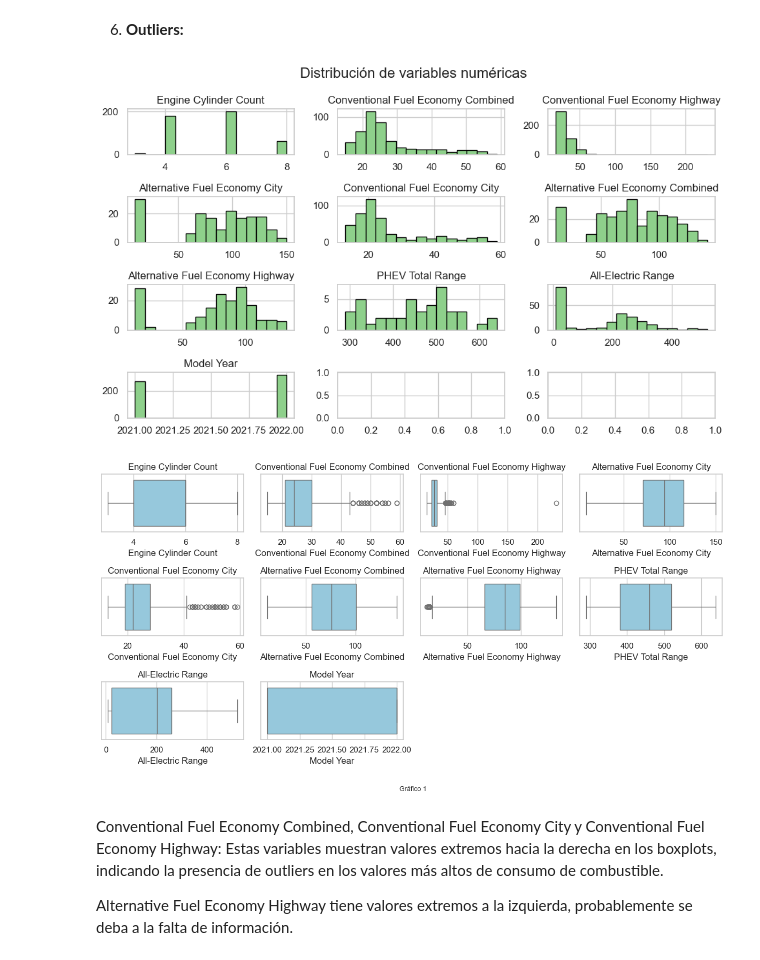
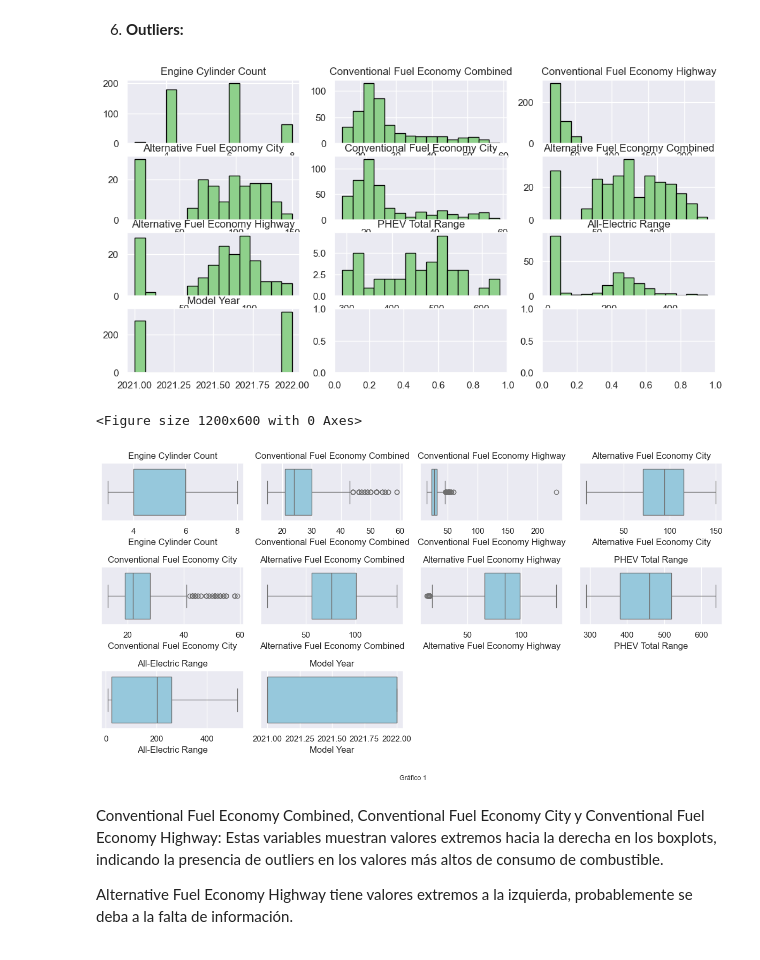
Before and after one commit to mlararossetti/ProyectoFinalSH, a Jupyter notebook: notebooks/2. EDA/EDA_alternativecars.ipynb, the cells around one changed output. Saved outputs shown, nothing was run; the diff lists cells and outputs as text; code cells hidden in the pictures.

```diff
--- a/notebooks/2. EDA/EDA_alternativecars.ipynb
+++ b/notebooks/2. EDA/EDA_alternativecars.ipynb
@@ -241,40 +241,40 @@ Dataset: Alternative Fuel Vehicles
 # %% [markdown]
 6. **Outliers:**
 # %%
-sns.set(style="whitegrid")
-
 numeric_columns = [
     'Engine Cylinder Count', 'Conventional Fuel Economy Combined', 'Conventional Fuel Economy Highway', 'Alternative Fuel Economy City',
     'Conventional Fuel Economy City', 'Alternative Fuel Economy Combined', 'Alternative Fuel Economy Highway',
     'PHEV Total Range', 'All-Electric Range', 'Model Year'
 ]
 
 # Calcular el número de filas para el layout de los histogramas
 num_rows = (len(numeric_columns) + 2) // 3  # Redondeo hacia arriba al dividir entre 3
-fig, axes = plt.subplots(num_rows, 3, figsize=(10, 6))
+
+fig, axes = plt.subplots(num_rows, 3, figsize=(12, 6))
 axes = axes.flatten()  # Convertir el arreglo 2D en 1D
-
+plt.figure(figsize=(12, 6))
 # Graficar cada histograma
 for i, column in enumerate(numeric_columns):
     axes[i].hist(df_alternative_cars[column].dropna(), bins=15, color=sns.color_palette('Greens')[2], edgecolor='black')
     axes[i].set_title(column, fontsize=12)
 
 plt.suptitle("Distribución de variables numéricas", fontsize=16)
 plt.tight_layout()
 plt.show()
 
 # Boxplots de las variables numéricas con 'Blues' para Seaborn
 plt.figure(figsize=(12, 6))
 for i, column in enumerate(numeric_columns, 1):
     plt.subplot(3, 4, i)  # Usar cuadrícula 3x4
     sns.boxplot(data=df_alternative_cars, x=column, color="skyblue", saturation=0.7)
     plt.title(column, fontsize=12)
 
 plt.figtext(0.5, -0.05, "Gráfico 1", wrap=True, horizontalalignment='center', fontsize=9)
 plt.tight_layout()
 plt.show()
 # %% [output]
-[figure, old version]
+[figure, new version]
+<Figure size 1200x600 with 0 Axes>
 [figure]
 # %% [markdown]
 Conventional Fuel Economy Combined, Conventional Fuel Economy City y Conventional Fuel Economy Highway: Estas variables muestran valores extremos hacia la derecha en los boxplots, indicando la presencia de outliers en los valores más altos de consumo de combustible.
```
Also changed, not shown: parts of 15 cells of this notebook, 2 other files.
